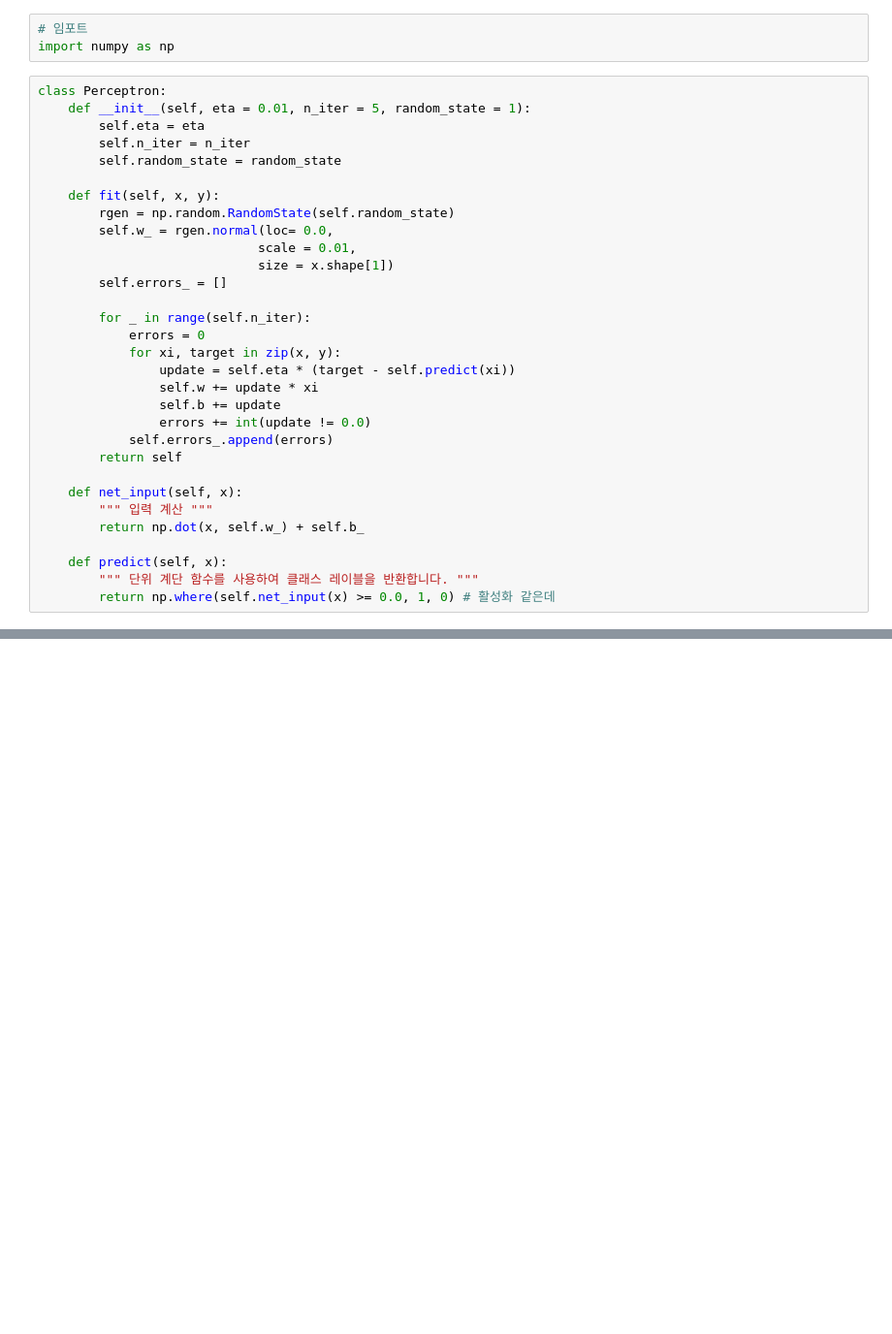
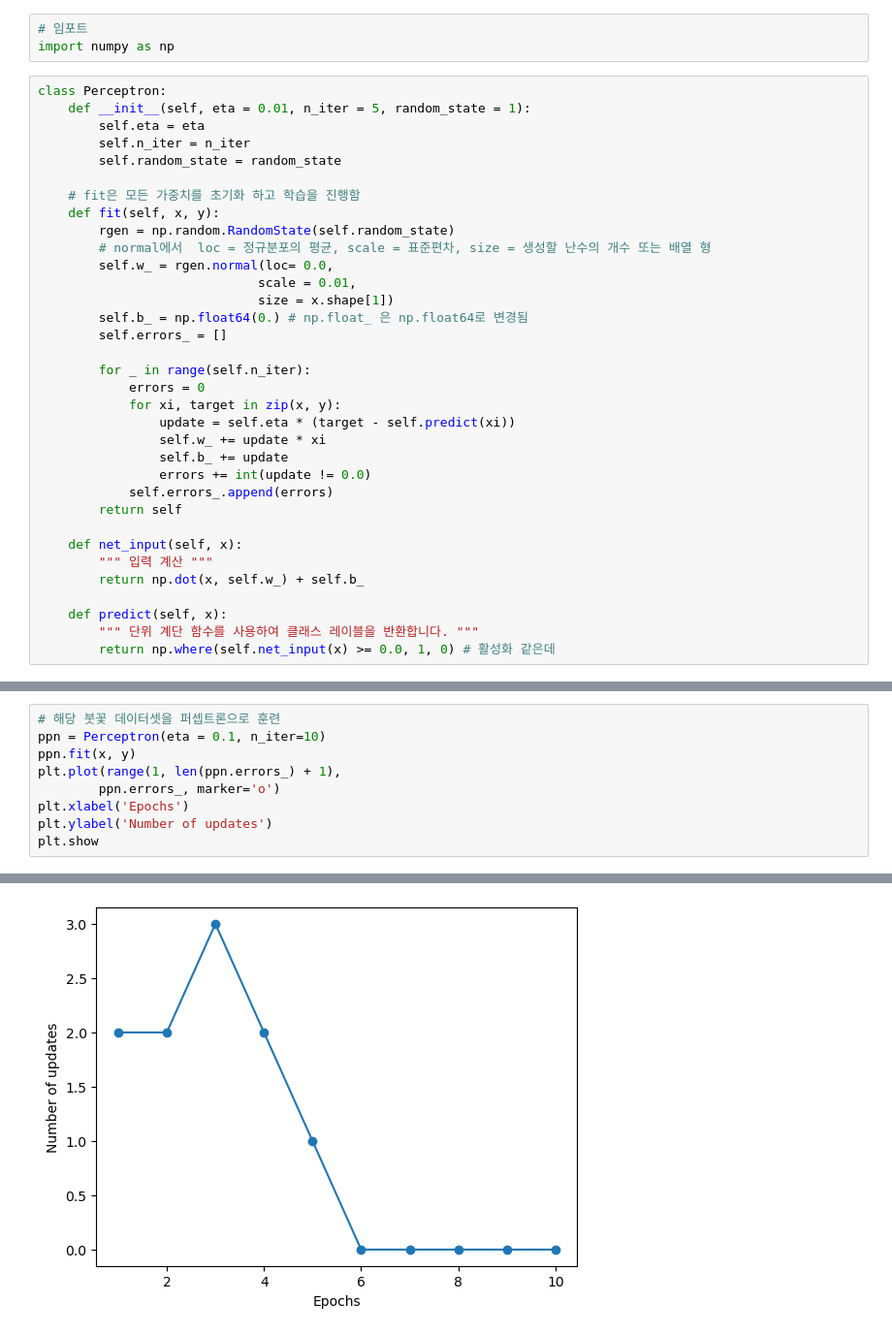
Before and after one commit to Salamamder/learningTorch, a Jupyter notebook: learning_1.ipynb, the cells around one changed output, grey strips where cells are left out. Shown at 97% size. Saved outputs shown, nothing was run; the diff lists cells and outputs as text; blank space fills up the shorter version.

```diff
--- a/learning_1.ipynb
+++ b/learning_1.ipynb
@@ -8,19 +10,22 @@ class Perceptron:
         self.n_iter = n_iter
         self.random_state = random_state
 
+    # fit은 모든 가중치를 초기화 하고 학습을 진행함
     def fit(self, x, y):
         rgen = np.random.RandomState(self.random_state)
+        # normal에서  loc = 정규분포의 평균, scale = 표준편차, size = 생성할 난수의 개수 또는 배열 형
         self.w_ = rgen.normal(loc= 0.0,
                              scale = 0.01,
                              size = x.shape[1])
+        self.b_ = np.float64(0.) # np.float_ 은 np.float64로 변경됨
         self.errors_ = []
 
         for _ in range(self.n_iter):
             errors = 0
             for xi, target in zip(x, y):
                 update = self.eta * (target - self.predict(xi))
-                self.w += update * xi
-                self.b += update
+                self.w_ += update * xi
+                self.b_ += update
                 errors += int(update != 0.0)
             self.errors_.append(errors)
         return self
@@ -41,0 +90,10 @@ np.float64(0.0)
+# %%
+# 해당 붓꽃 데이터셋을 퍼셉트론으로 훈련
+ppn = Perceptron(eta = 0.1, n_iter=10)
+ppn.fit(x, y)
+plt.plot(range(1, len(ppn.errors_) + 1),
+        ppn.errors_, marker='o')
+plt.xlabel('Epochs')
+plt.ylabel('Number of updates')
+plt.show
+# %% [output]
@@ -41,0 +101 @@ np.float64(0.0)
+[figure, added]
```
Also changed, not shown: parts of 8 cells of this notebook.
